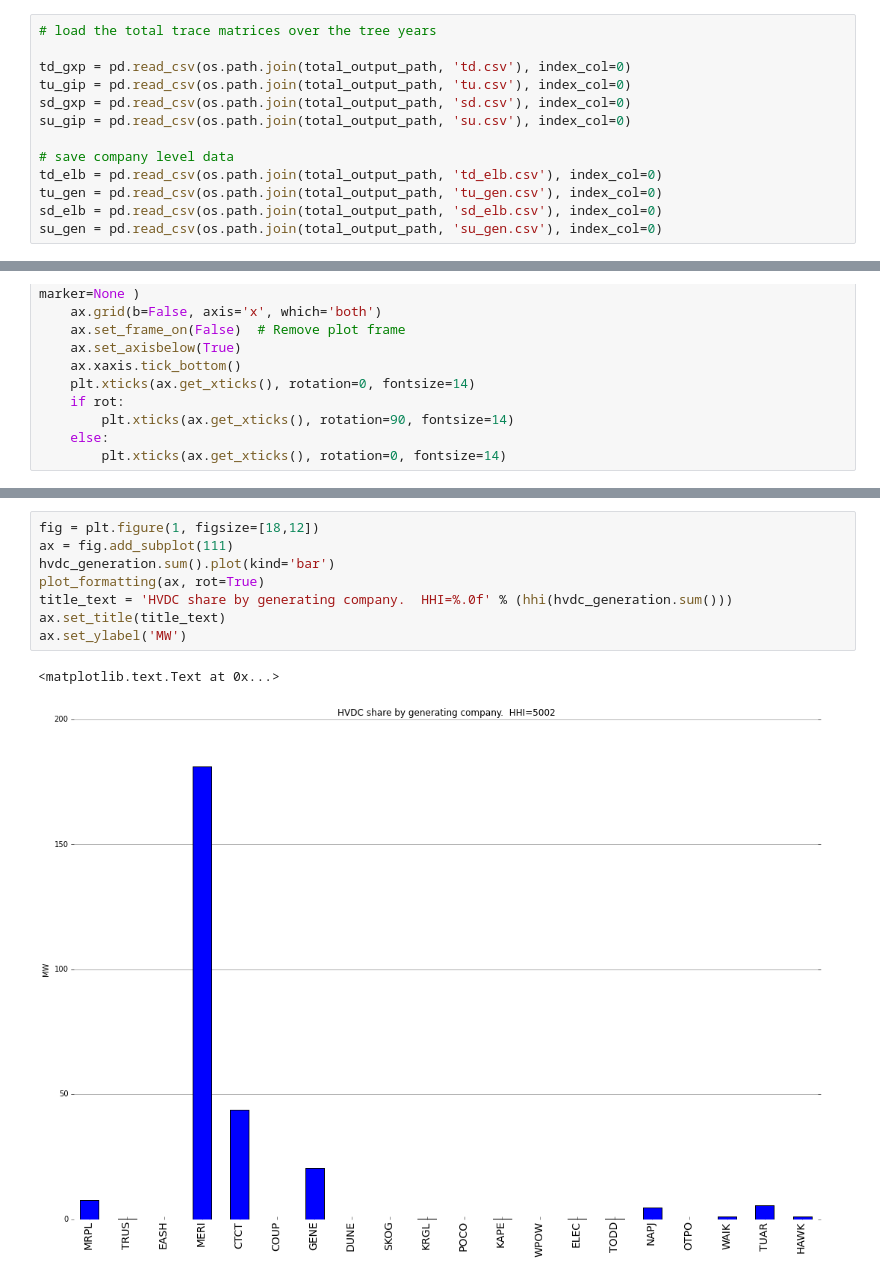
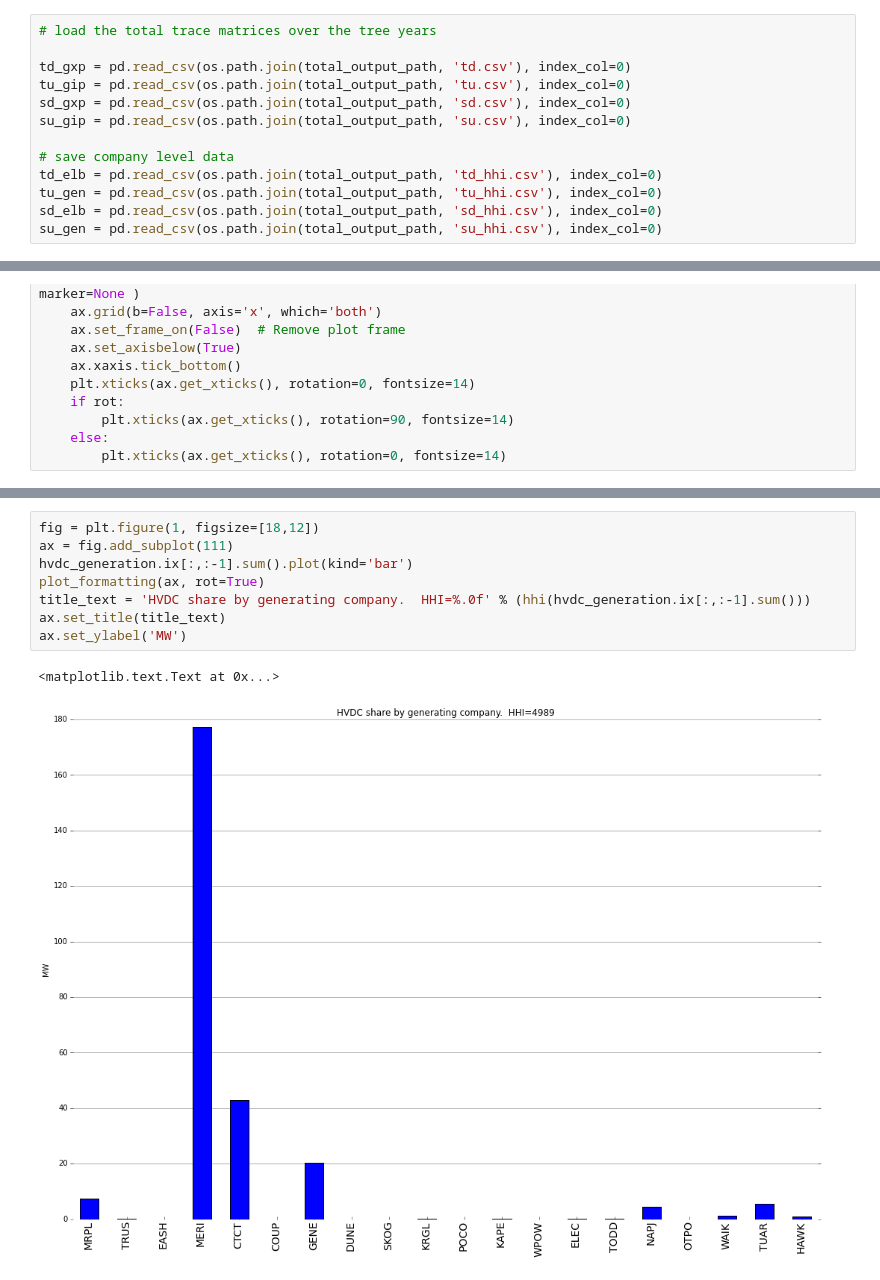
Before and after one commit to ElectricityAuthority/tracing, a Jupyter notebook: trace_post_processing_hvdc.ipynb, the cells around one changed output, grey strips where cells are left out. Drawn from its saved outputs; the diff is of its cells as text.

Commit message:
Updated hvdc post-processing notebook

```diff
--- a/trace_post_processing_hvdc.ipynb
+++ b/trace_post_processing_hvdc.ipynb
@@ -22,10 +22,10 @@ sd_gxp = pd.read_csv(os.path.join(total_output_path, 'sd.csv'), index_col=0)
 su_gip = pd.read_csv(os.path.join(total_output_path, 'su.csv'), index_col=0)
 
 # save company level data
-td_elb = pd.read_csv(os.path.join(total_output_path, 'td_elb.csv'), index_col=0)
-tu_gen = pd.read_csv(os.path.join(total_output_path, 'tu_gen.csv'), index_col=0)
-sd_elb = pd.read_csv(os.path.join(total_output_path, 'sd_elb.csv'), index_col=0)
-su_gen = pd.read_csv(os.path.join(total_output_path, 'su_gen.csv'), index_col=0)
+td_elb = pd.read_csv(os.path.join(total_output_path, 'td_hhi.csv'), index_col=0)
+tu_gen = pd.read_csv(os.path.join(total_output_path, 'tu_hhi.csv'), index_col=0)
+sd_elb = pd.read_csv(os.path.join(total_output_path, 'sd_hhi.csv'), index_col=0)
+su_gen = pd.read_csv(os.path.join(total_output_path, 'su_hhi.csv'), index_col=0)
 # %%
 sd_gxp
 # %% [output]
@@ -111,11 +121,11 @@ ax.set_ylabel('MW')
 # %%
 fig = plt.figure(1, figsize=[18,12])
 ax = fig.add_subplot(111)
-hvdc_generation.sum().plot(kind='bar')
+hvdc_generation.ix[:,:-1].sum().plot(kind='bar')
 plot_formatting(ax, rot=True)
-title_text = 'HVDC share by generating company.  HHI=%.0f' % (hhi(hvdc_generation.sum()))
+title_text = 'HVDC share by generating company.  HHI=%.0f' % (hhi(hvdc_generation.ix[:,:-1].sum()))
 ax.set_title(title_text)
 ax.set_ylabel('MW')
 # %% [output]
 <matplotlib.text.Text at 0x...>
-[figure, old version]
+[figure, new version]
```
Also changed, not shown: parts of 7 cells of this notebook.
